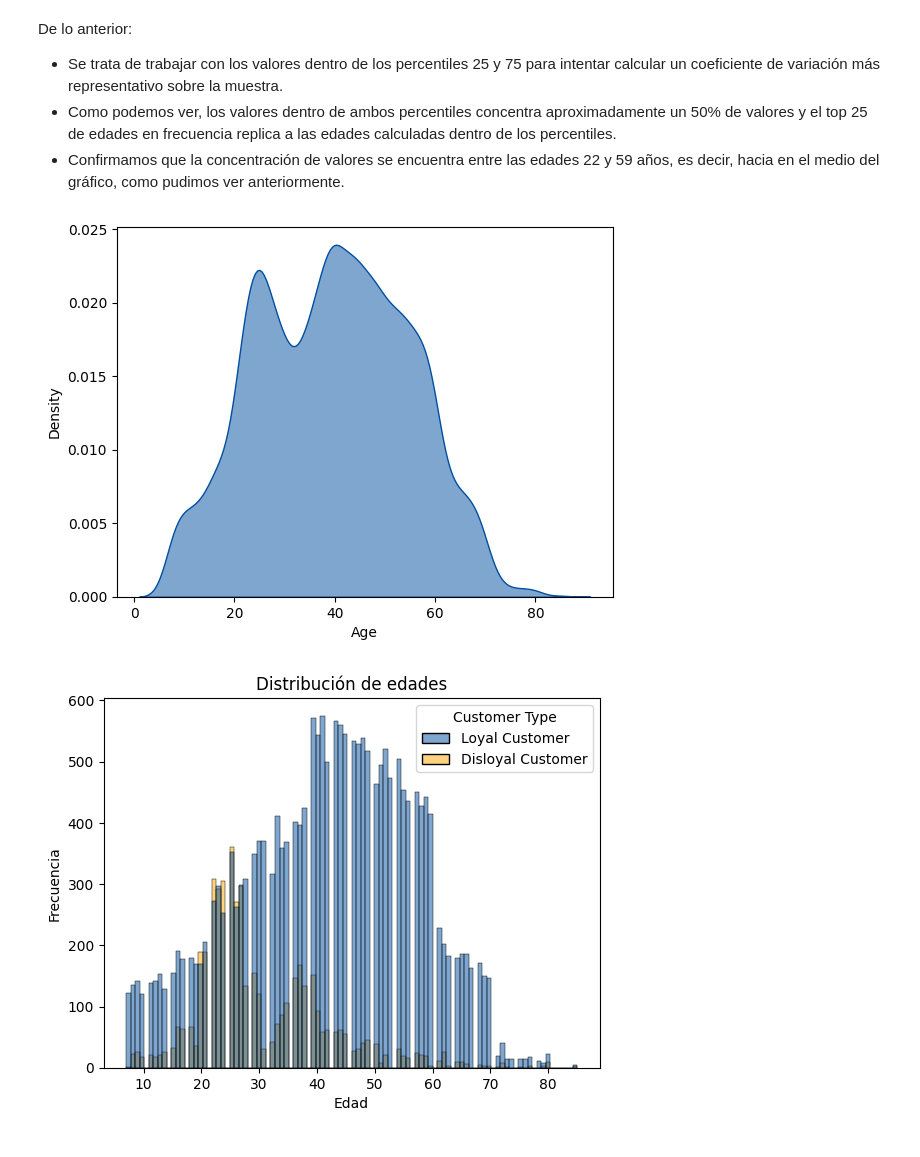
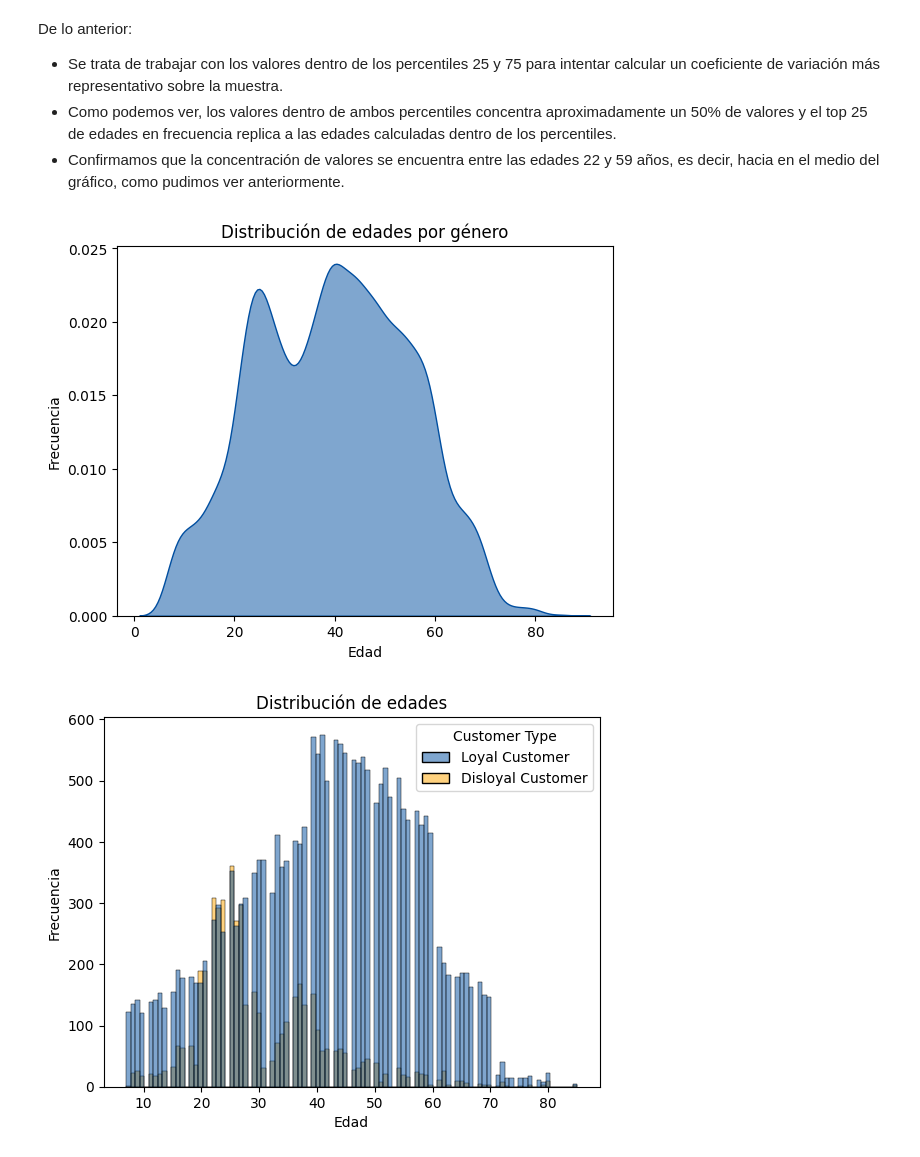
Before and after one commit to MHerrera11/Coderhouse, a Jupyter notebook: notebooks/Satisfacción de Clientes en Vuelos.ipynb, the cells around one changed output. Cells and saved outputs as stored; diff of their text form; code cells hidden in the pictures.

```diff
--- a/notebooks/Satisfacción de Clientes en Vuelos.ipynb
+++ b/notebooks/Satisfacción de Clientes en Vuelos.ipynb
@@ -410,12 +410,17 @@ De lo anterior:
 # %%
 Densidad = df["Age"]
 # Gráfico de densidad
 sns.kdeplot(x = Densidad,
             fill = True, color = "#004EA0", alpha = 0.5)
 
+# Configurar gráfico
+plt.title("Distribución de edades por género")
+plt.xlabel("Edad")
+plt.ylabel("Frecuencia")
+
 plt.show()
 # %% [output]
-[figure, old version]
+[figure, new version]
 # %%
 # Representación gráfica de las edades dependiendo el Customer Type:
 sns.histplot(x = df["Age"] , hue = df["Customer Type"], data = df, bins= 100, palette=Colores_Customer_Type)
```
